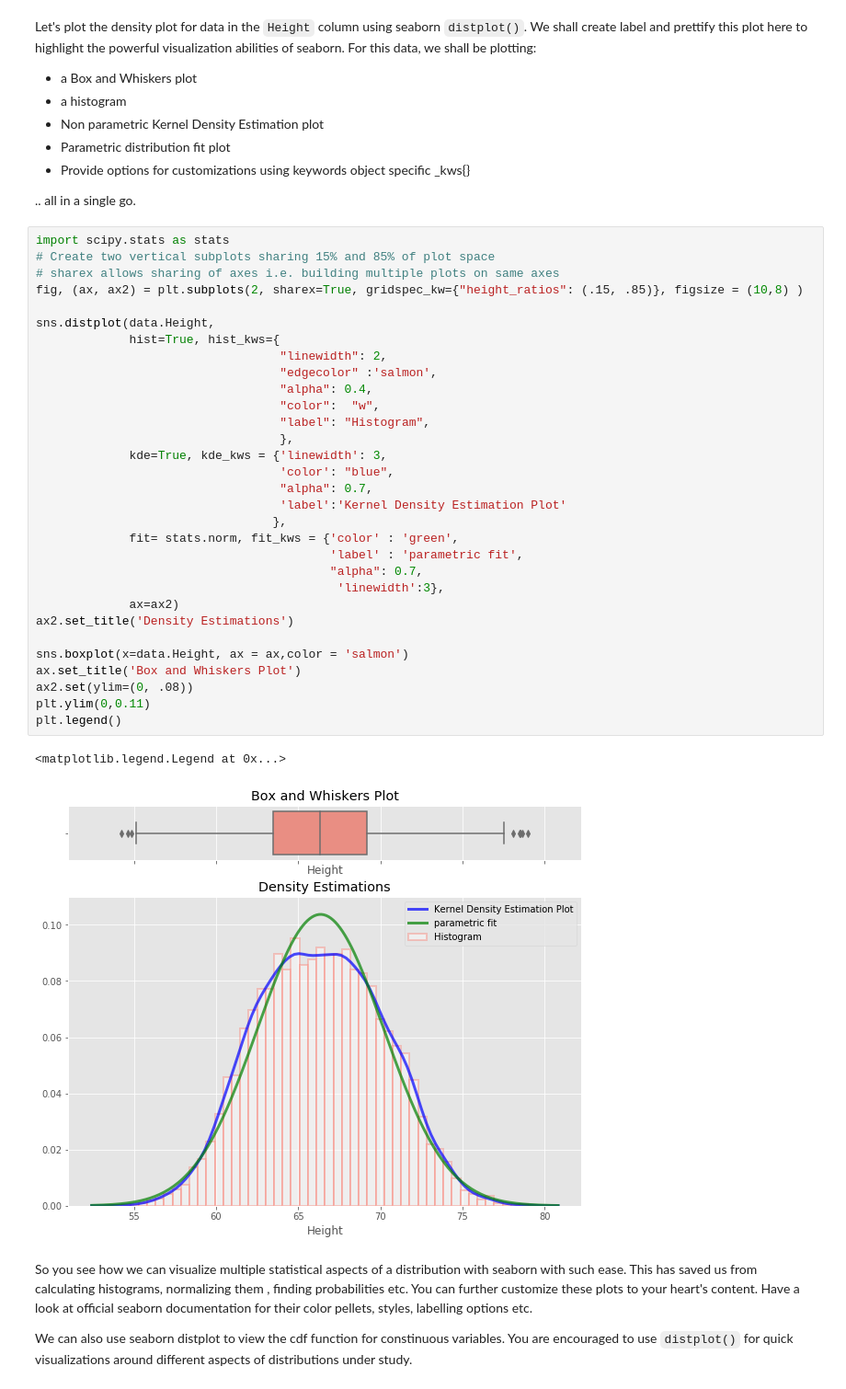
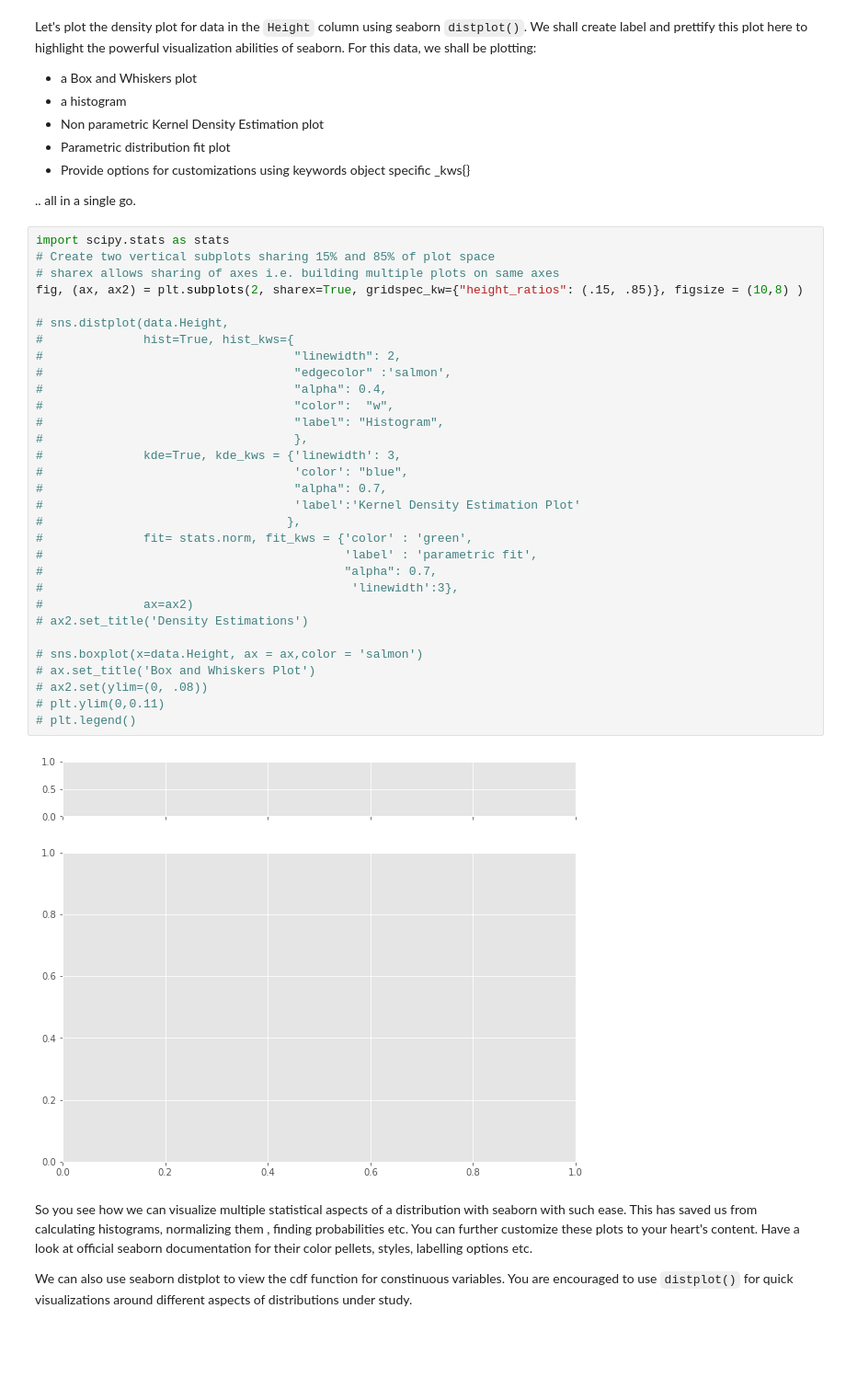
Before and after one commit to SproulHimself/dsc-0-09-10-distributions-pdf-nyc-career-ds-102218, a Jupyter notebook: index.ipynb, the cells around one changed output. Shown at 92% size. Cells and saved outputs as stored; diff of their text form; blank space fills up the shorter version.

```diff
--- a/index.ipynb
+++ b/index.ipynb
@@ -144,37 +144,36 @@ Let's plot the density plot for data in the `Height` column using seaborn `distp
 # %%
 import scipy.stats as stats
 # Create two vertical subplots sharing 15% and 85% of plot space
 # sharex allows sharing of axes i.e. building multiple plots on same axes
 fig, (ax, ax2) = plt.subplots(2, sharex=True, gridspec_kw={"height_ratios": (.15, .85)}, figsize = (10,8) )
 
-sns.distplot(data.Height,
-             hist=True, hist_kws={
-                                  "linewidth": 2,
-                                  "edgecolor" :'salmon',
-                                  "alpha": 0.4,
-                                  "color":  "w",
-                                  "label": "Histogram",
-                                  },
-             kde=True, kde_kws = {'linewidth': 3,
-                                  'color': "blue",
-                                  "alpha": 0.7,
-                                  'label':'Kernel Density Estimation Plot'
-                                 },
-             fit= stats.norm, fit_kws = {'color' : 'green',
-                                         'label' : 'parametric fit',
-                                         "alpha": 0.7,
-                                          'linewidth':3},
-             ax=ax2)
-ax2.set_title('Density Estimations')
+# sns.distplot(data.Height,
+#              hist=True, hist_kws={
+#                                   "linewidth": 2,
+#                                   "edgecolor" :'salmon',
+#                                   "alpha": 0.4,
+#                                   "color":  "w",
+#                                   "label": "Histogram",
+#                                   },
+#              kde=True, kde_kws = {'linewidth': 3,
+#                                   'color': "blue",
+#                                   "alpha": 0.7,
+#                                   'label':'Kernel Density Estimation Plot'
+#                                  },
+#              fit= stats.norm, fit_kws = {'color' : 'green',
+#                                          'label' : 'parametric fit',
+#                                          "alpha": 0.7,
+#                                           'linewidth':3},
+#              ax=ax2)
+# ax2.set_title('Density Estimations')
 
-sns.boxplot(x=data.Height, ax = ax,color = 'salmon')
-ax.set_title('Box and Whiskers Plot')
-ax2.set(ylim=(0, .08))
-plt.ylim(0,0.11)
-plt.legend()
+# sns.boxplot(x=data.Height, ax = ax,color = 'salmon')
+# ax.set_title('Box and Whiskers Plot')
+# ax2.set(ylim=(0, .08))
+# plt.ylim(0,0.11)
+# plt.legend()
 # %% [output]
-<matplotlib.legend.Legend at 0x...>
-[figure, old version]
+[figure, new version]
 # %% [markdown]
 So you see how we can visualize multiple statistical aspects of a distribution with seaborn with such ease. This has saved us from calculating histograms, normalizing them , finding probabilities etc. You can further customize these plots to your heart's content. Have a look at official seaborn documentation for their color pellets, styles, labelling options etc.
 
```
